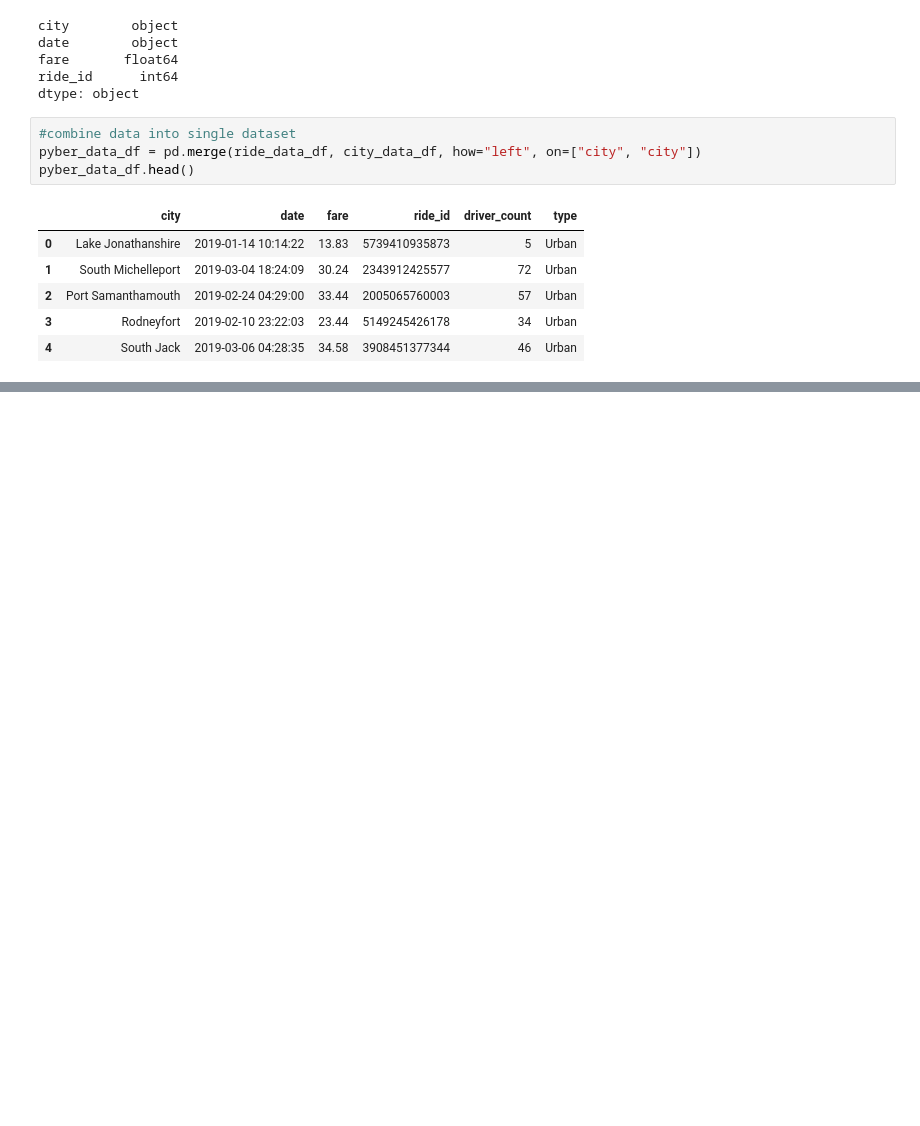
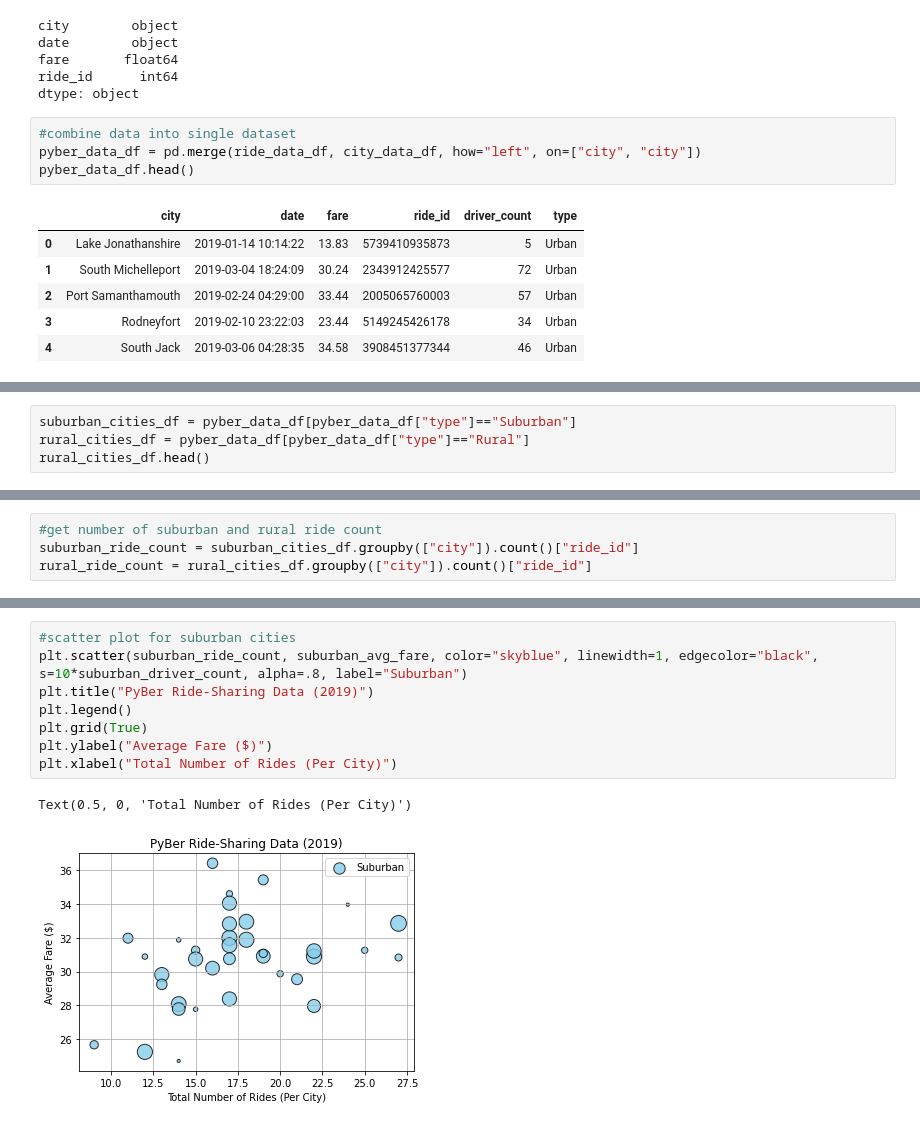
Before and after one commit to msprech/PyBer_Analysis, a Jupyter notebook: PyBer.ipynb, the cells around one changed output, grey strips where cells are left out. Drawn from its saved outputs; the diff is of its cells as text; blank space fills up the shorter version.

```diff
--- a/PyBer.ipynb
+++ b/PyBer.ipynb
@@ -106,0 +118,4 @@ pyber_data_df.head()
+# %%
+suburban_cities_df = pyber_data_df[pyber_data_df["type"]=="Suburban"]
+rural_cities_df = pyber_data_df[pyber_data_df["type"]=="Rural"]
+rural_cities_df.head()
@@ -106,0 +141,4 @@ pyber_data_df.head()
+# %%
+#get number of suburban and rural ride count
+suburban_ride_count = suburban_cities_df.groupby(["city"]).count()["ride_id"]
+rural_ride_count = rural_cities_df.groupby(["city"]).count()["ride_id"]
@@ -106,0 +176,11 @@ pyber_data_df.head()
+# %%
+#scatter plot for suburban cities
+plt.scatter(suburban_ride_count, suburban_avg_fare, color="skyblue", linewidth=1, edgecolor="black", s=10*suburban_driver_count, alpha=.8, label="Suburban")
+plt.title("PyBer Ride-Sharing Data (2019)")
+plt.legend()
+plt.grid(True)
+plt.ylabel("Average Fare ($)")
+plt.xlabel("Total Number of Rides (Per City)")
+# %% [output]
+Text(0.5, 0, 'Total Number of Rides (Per City)')
+[figure, added]
```
Also changed, not shown: parts of 9 cells of this notebook, 1 other file.
